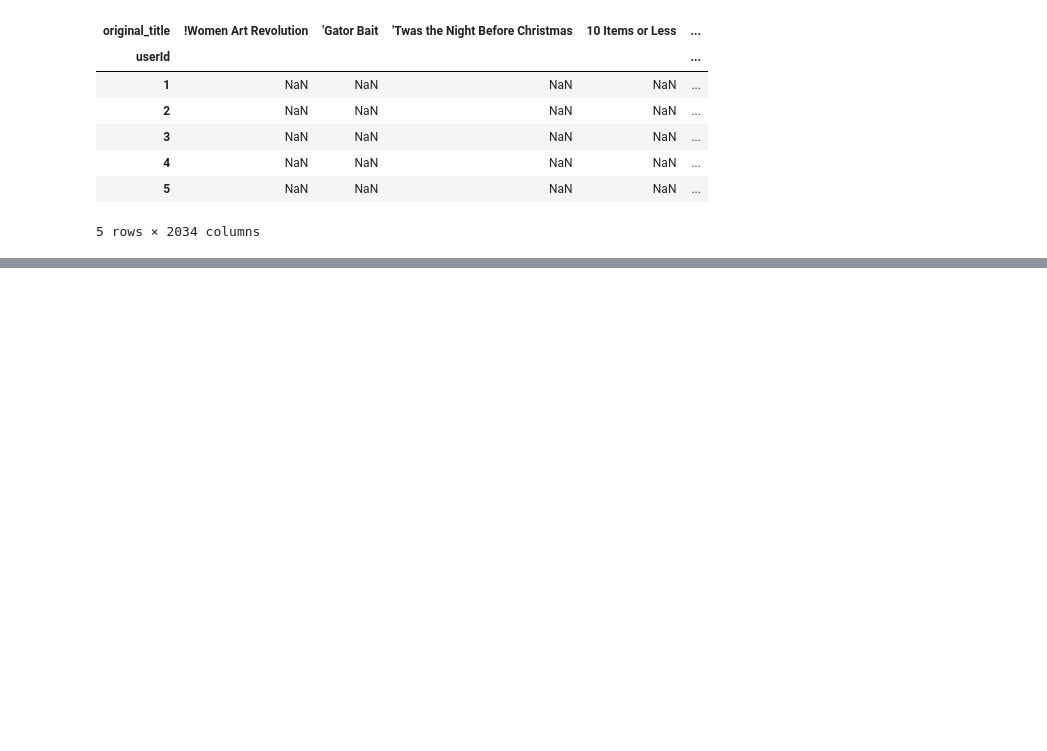
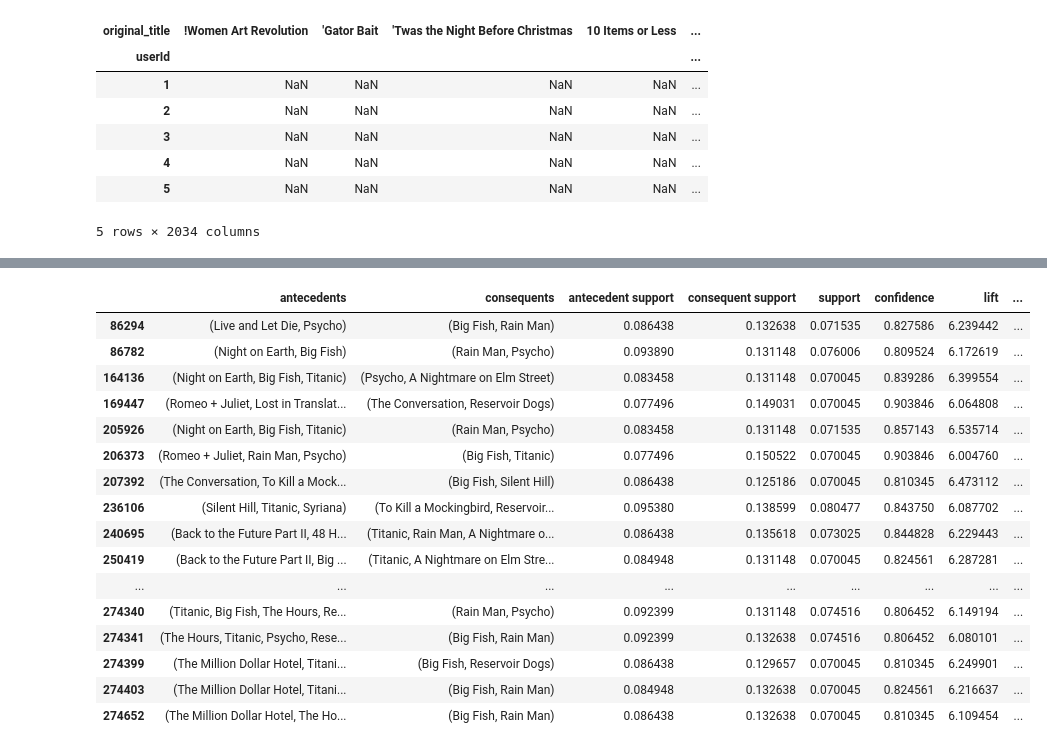
Before and after one commit to vkrit/fundamental-data-science-python, a Jupyter notebook: Workshop#11.ipynb, the cells around one changed output, grey strips where cells are left out. Saved outputs shown, nothing was run; the diff lists cells and outputs as text; code cells hidden in the pictures; blank space fills up the shorter version.

```diff
--- a/Workshop#11.ipynb
+++ b/Workshop#11.ipynb
@@ -59,6 +59,6 @@ matrix= data.pivot_table(index='userId', columns='original_title', values='ratin
 | 5 | NaN | NaN | NaN | NaN | ... |
 5 rows × 2034 columns
 # %%
-matrix= matrix.isnotnull
+matrix = matrix.notnull()
 # %%
 frequent_itemsets = apriori(matrix, min_support=0.07, use_colnames=True)
@@ -66,0 +86,3 @@ ValueError: The allowed values for a DataFrame are True, False, 0, 1. Found valu
+# %%
+rules = association_rules(frequent_itemsets, metric="lift", min_threshold=1)
+rules.head()
@@ -66,0 +96,21 @@ ValueError: The allowed values for a DataFrame are True, False, 0, 1. Found valu
+# %%
+rules[ (rules['lift'] >= 6) &
+       (rules['confidence'] >= 0.8) ]
+# %% [output]
+|  | antecedents | consequents | antecedent support | consequent support | support | confidence | lift | ... |
+| 86294 | (Live and Let Die, Psycho) | (Big Fish, Rain Man) | 0.086438 | 0.132638 | 0.071535 | 0.827586 | 6.239442 | ... |
+| 86782 | (Night on Earth, Big Fish) | (Rain Man, Psycho) | 0.093890 | 0.131148 | 0.076006 | 0.809524 | 6.172619 | ... |
+| 164136 | (Night on Earth, Big Fish, Titanic) | (Psycho, A Nightmare on Elm Street) | 0.083458 | 0.131148 | 0.070045 | 0.839286 | 6.399554 | ... |
+| 169447 | (Romeo + Juliet, Lost in Translat... | (The Conversation, Reservoir Dogs) | 0.077496 | 0.149031 | 0.070045 | 0.903846 | 6.064808 | ... |
+| 205926 | (Night on Earth, Big Fish, Titanic) | (Rain Man, Psycho) | 0.083458 | 0.131148 | 0.071535 | 0.857143 | 6.535714 | ... |
+| 206373 | (Romeo + Juliet, Rain Man, Psycho) | (Big Fish, Titanic) | 0.077496 | 0.150522 | 0.070045 | 0.903846 | 6.004760 | ... |
+| 207392 | (The Conversation, To Kill a Mock... | (Big Fish, Silent Hill) | 0.086438 | 0.125186 | 0.070045 | 0.810345 | 6.473112 | ... |
+| 236106 | (Silent Hill, Titanic, Syriana) | (To Kill a Mockingbird, Reservoir... | 0.095380 | 0.138599 | 0.080477 | 0.843750 | 6.087702 | ... |
+| 240695 | (Back to the Future Part II, 48 H... | (Titanic, Rain Man, A Nightmare o... | 0.086438 | 0.135618 | 0.073025 | 0.844828 | 6.229443 | ... |
+| 250419 | (Back to the Future Part II, Big ... | (Titanic, A Nightmare on Elm Stre... | 0.084948 | 0.131148 | 0.070045 | 0.824561 | 6.287281 | ... |
+| ... | ... | ... | ... | ... | ... | ... | ... | ... |
+| 274340 | (Titanic, Big Fish, The Hours, Re... | (Rain Man, Psycho) | 0.092399 | 0.131148 | 0.074516 | 0.806452 | 6.149194 | ... |
+| 274341 | (The Hours, Titanic, Psycho, Rese... | (Big Fish, Rain Man) | 0.092399 | 0.132638 | 0.074516 | 0.806452 | 6.080101 | ... |
+| 274399 | (The Million Dollar Hotel, Titani... | (Big Fish, Reservoir Dogs) | 0.086438 | 0.129657 | 0.070045 | 0.810345 | 6.249901 | ... |
+| 274403 | (The Million Dollar Hotel, Titani... | (Big Fish, Rain Man) | 0.084948 | 0.132638 | 0.070045 | 0.824561 | 6.216637 | ... |
+| 274652 | (The Million Dollar Hotel, The Ho... | (Big Fish, Rain Man) | 0.086438 | 0.132638 | 0.070045 | 0.810345 | 6.109454 | ... |
```
Also changed, not shown: parts of 4 cells of this notebook.
